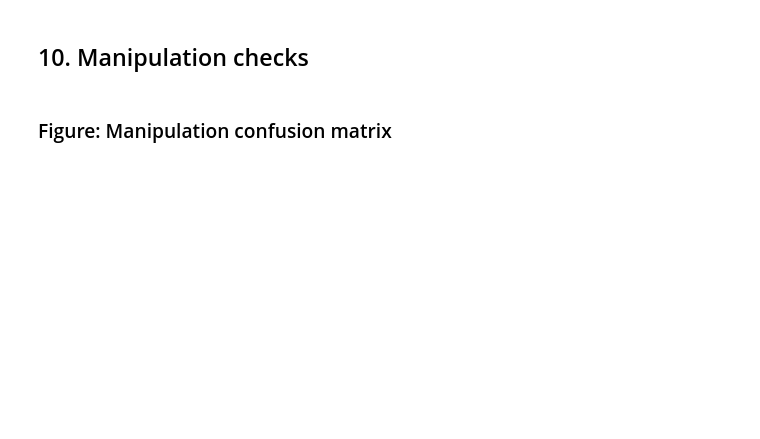
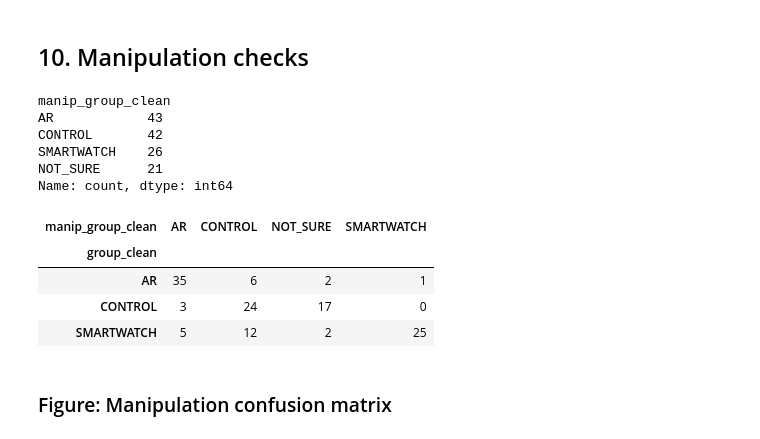
Before and after one commit to Matus-Tanonwong/Meta_Quest_Videos, a Jupyter notebook: no_gaze_pipeline_notebook.ipynb, the cells around one changed output. Drawn from its saved outputs; the diff is of its cells as text; code cells hidden in the pictures; blank space fills up the shorter version.

```diff
--- a/no_gaze_pipeline_notebook.ipynb
+++ b/no_gaze_pipeline_notebook.ipynb
@@ -2520,2 +3312,42 @@ manip_summary_df
+# %%
+# ============================================================
+# 2. Clean manipulation-check labels
+# Correctly separates NOT_SURE from true MISSING
+# ============================================================
+
+matched["group_clean"] = matched["group"].apply(clean_group_label)
+
+# Use RAW questionnaire answer, not manip_group,
+# because manip_group may have converted "Not sure" to NaN.
+matched["manip_group_clean"] = matched[manip_col].apply(clean_group_label)
+
+matched["manip_correct"] = (
+    matched["group_clean"] == matched["manip_group_clean"]
+).astype(int)
+
+matched.loc[
+    matched["manip_group_clean"].isin(["NOT_SURE", "MISSING"]),
+    "manip_correct"
+] = 0
+
+print(matched["manip_group_clean"].value_counts(dropna=False))
+
+pd.crosstab(
+    matched["group_clean"],
+    matched["manip_group_clean"],
+    dropna=False
+)
+# %% [output]
+manip_group_clean
+AR            43
+CONTROL       42
+SMARTWATCH    26
+NOT_SURE      21
+Name: count, dtype: int64
+| manip_group_clean | AR | CONTROL | NOT_SURE | SMARTWATCH |
+| group_clean |  |  |  |  |
+| AR | 35 | 6 | 2 | 1 |
+| CONTROL | 3 | 24 | 17 | 0 |
+| SMARTWATCH | 5 | 12 | 2 | 25 |
 # %% [markdown]
 ### Figure: Manipulation confusion matrix
```
Also changed, not shown: parts of 19 cells of this notebook, 1 other file.
